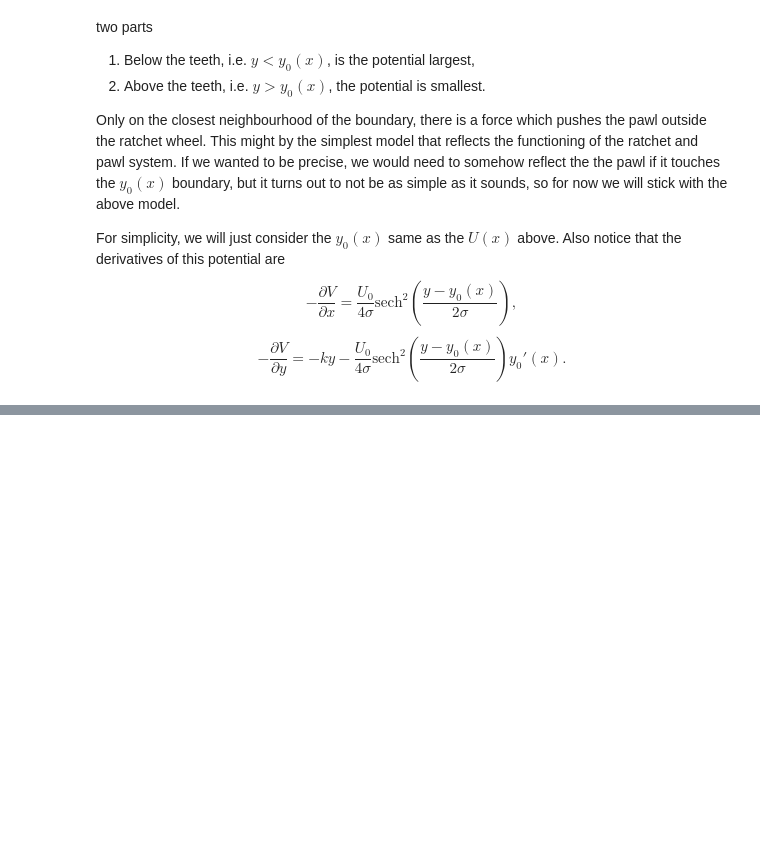
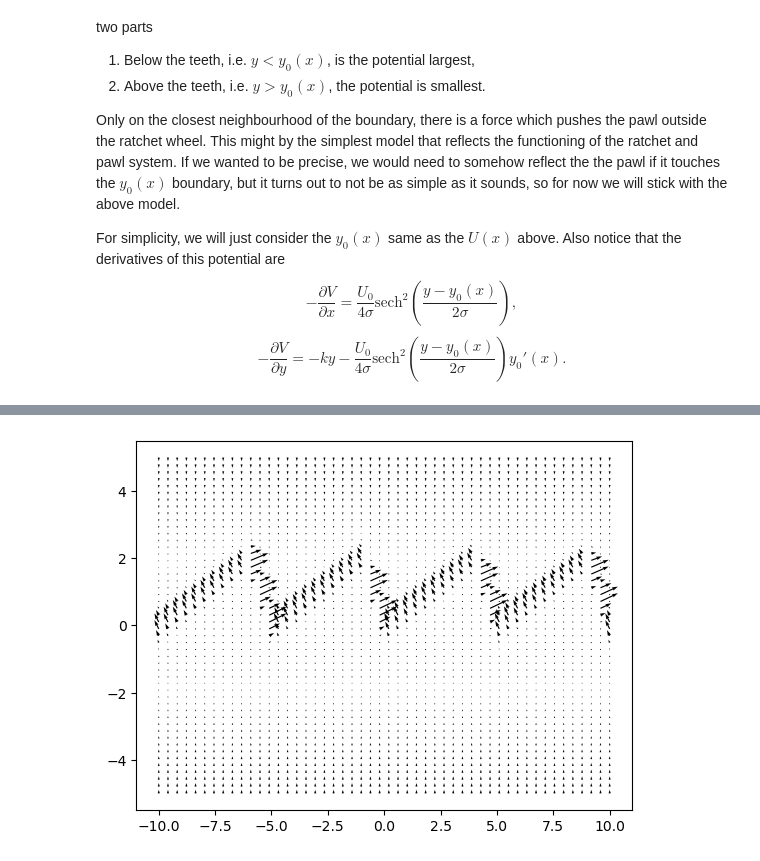
Before and after one commit to Ben-Janda/Molecular-Motor, a Jupyter notebook: 02_Feynmans-ratchet.ipynb, the cells around one changed output, grey strips where cells are left out. Cells and saved outputs as stored; diff of their text form; code cells hidden in the pictures; blank space fills up the shorter version.

```diff
--- a/02_Feynmans-ratchet.ipynb
+++ b/02_Feynmans-ratchet.ipynb
@@ -186,0 +221,10 @@ def F0(x):
+# %%
+[X, Y] = np.meshgrid(np.linspace(-10.0,10.0,50),np.linspace(-5,5,50))
+FX = - U0(X,Y)*dy0(X)
+FY = - k * Y + U0(X,Y)
+
+fig, ax = plt.subplots(1,1)
+
+cs = ax.quiver(X, Y, FX, FY, units="width", scale = 1/0.0015)
+# %% [output]
+[figure, added]
```
Also changed, not shown: parts of 5 cells of this notebook.
